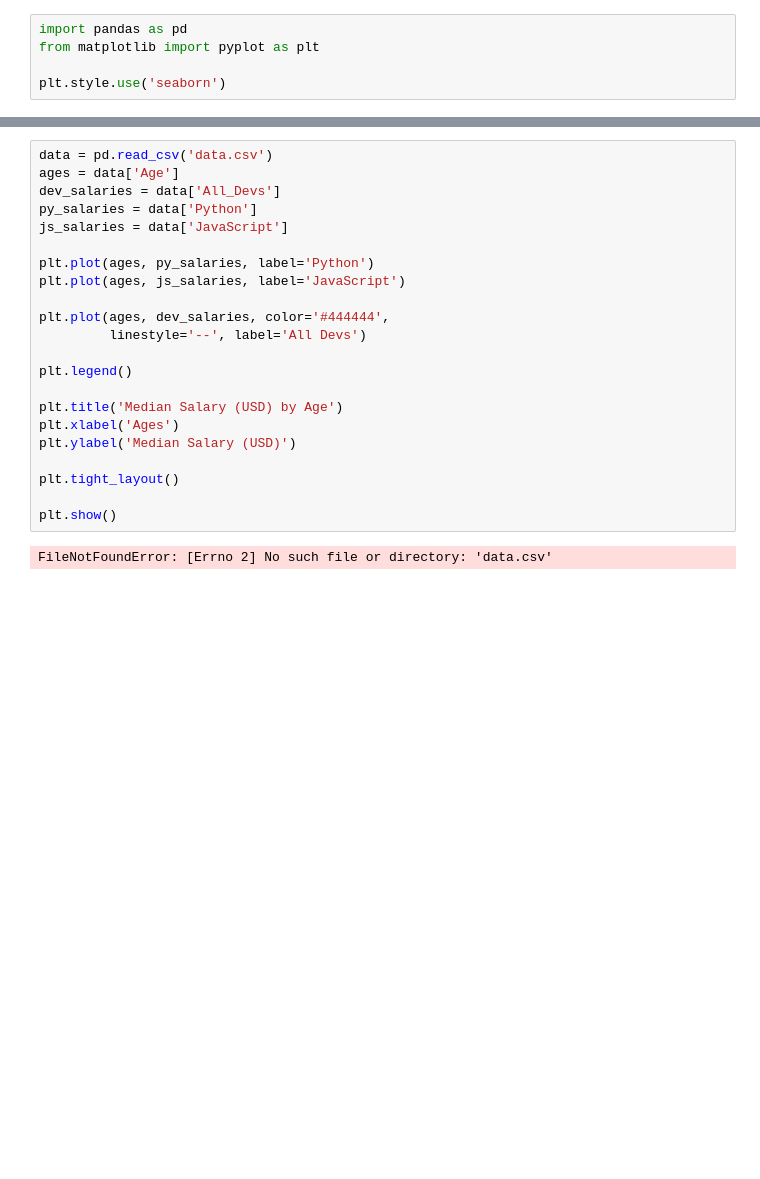
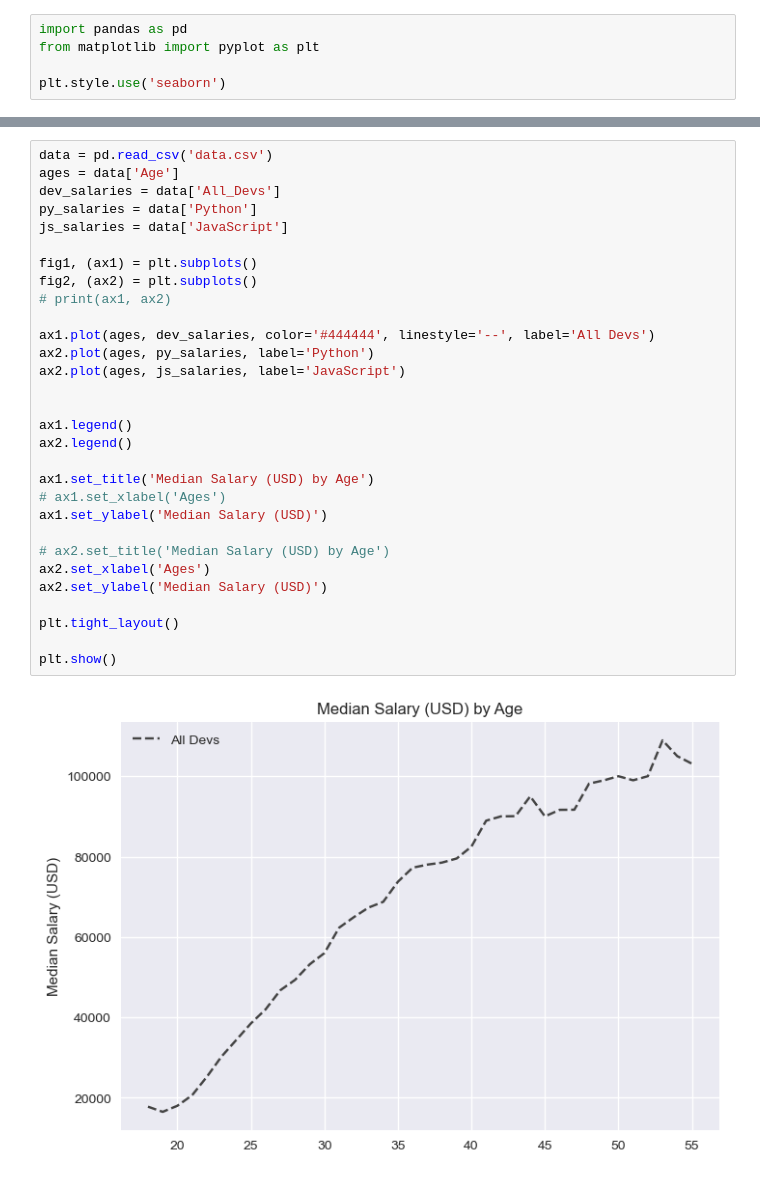
Before and after one commit to padrigon-lynbert/Matplotlib-2024, a Jupyter notebook: p10/main.ipynb, the cells around one changed output, grey strips where cells are left out. Drawn from its saved outputs; the diff is of its cells as text; blank space fills up the shorter version.

```diff
--- a/p10/main.ipynb
+++ b/p10/main.ipynb
@@ -6,24 +37,32 @@ plt.style.use('seaborn')
 # %%
 data = pd.read_csv('data.csv')
 ages = data['Age']
 dev_salaries = data['All_Devs']
 py_salaries = data['Python']
 js_salaries = data['JavaScript']
 
-plt.plot(ages, py_salaries, label='Python')
-plt.plot(ages, js_salaries, label='JavaScript')
+fig1, (ax1) = plt.subplots()
+fig2, (ax2) = plt.subplots()
+# print(ax1, ax2)
 
-plt.plot(ages, dev_salaries, color='#444444',
-         linestyle='--', label='All Devs')
+ax1.plot(ages, dev_salaries, color='#444444', linestyle='--', label='All Devs')
+ax2.plot(ages, py_salaries, label='Python')
+ax2.plot(ages, js_salaries, label='JavaScript')
 
-plt.legend()
 
-plt.title('Median Salary (USD) by Age')
-plt.xlabel('Ages')
-plt.ylabel('Median Salary (USD)')
+ax1.legend()
+ax2.legend()
+
+ax1.set_title('Median Salary (USD) by Age')
+# ax1.set_xlabel('Ages')
+ax1.set_ylabel('Median Salary (USD)')
+
+# ax2.set_title('Median Salary (USD) by Age')
+ax2.set_xlabel('Ages')
+ax2.set_ylabel('Median Salary (USD)')
 
 plt.tight_layout()
 
 plt.show()
 # %% [output]
-FileNotFoundError: [Errno 2] No such file or directory: 'data.csv'
+[figure, added]
```
Also changed, not shown: parts of 2 cells of this notebook.
